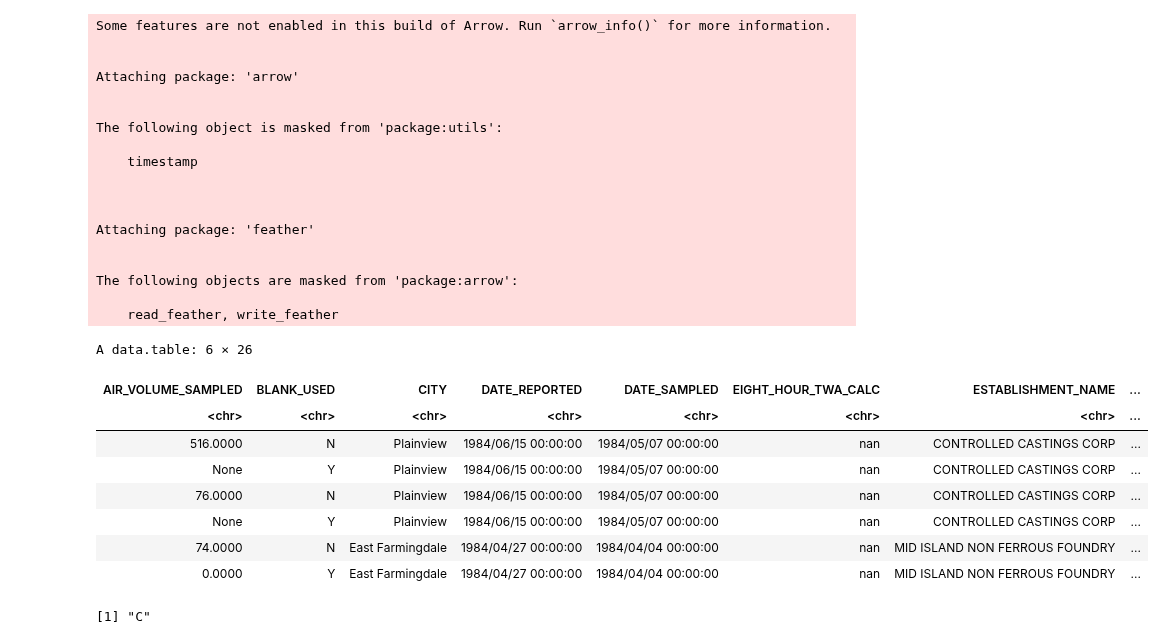
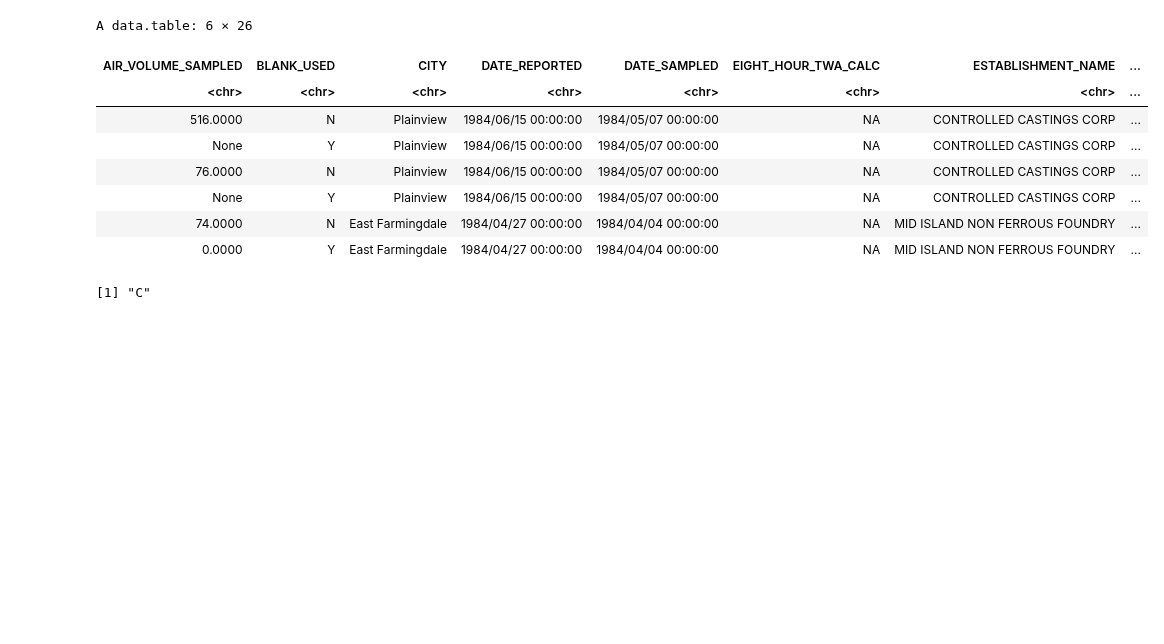
Before and after one commit to jkvasnicka/ht-occupational-plus, a Jupyter notebook: CEHD_R_cleaning_20240709.ipynb, the cells around one changed output. Saved outputs shown, nothing was run; the diff lists cells and outputs as text; code cells hidden in the pictures; blank space fills up the shorter version.

Commit message:
Refactor R script: Specify NaN strings upon loading

```diff
--- a/CEHD_R_cleaning_20240709.ipynb
+++ b/CEHD_R_cleaning_20240709.ipynb
@@ -1,41 +1,23 @@
 # %%
 library(data.table)
 library(arrow)
-library(feather)
+
 pre_assembled_file = 'Input/Processed/osha_data.csv'
-database <- fread(pre_assembled_file)
+database <- fread(pre_assembled_file, na.strings=c("", "nan"))
 # Drop the index column
 database <- database[, -1, with = FALSE]
 
 head(database)
 # %% [output]
-Some features are not enabled in this build of Arrow. Run `arrow_info()` for more information.
-
-
-Attaching package: 'arrow'
-
-
-The following object is masked from 'package:utils':
-
-    timestamp
-
-
-
-Attaching package: 'feather'
-
-
-The following objects are masked from 'package:arrow':
-
-    read_feather, write_feather
+A data.table: 6 × 26
-A data.table: 6 × 26
 | AIR_VOLUME_SAMPLED | BLANK_USED | CITY | DATE_REPORTED | DATE_SAMPLED | EIGHT_HOUR_TWA_CALC | ESTABLISHMENT_NAME | ... |
 | <chr> | <chr> | <chr> | <chr> | <chr> | <chr> | <chr> | ... |
-| 516.0000 | N | Plainview | 1984/06/15 00:00:00 | 1984/05/07 00:00:00 | nan | CONTROLLED CASTINGS CORP | ... |
-| None | Y | Plainview | 1984/06/15 00:00:00 | 1984/05/07 00:00:00 | nan | CONTROLLED CASTINGS CORP | ... |
-| 76.0000 | N | Plainview | 1984/06/15 00:00:00 | 1984/05/07 00:00:00 | nan | CONTROLLED CASTINGS CORP | ... |
-| None | Y | Plainview | 1984/06/15 00:00:00 | 1984/05/07 00:00:00 | nan | CONTROLLED CASTINGS CORP | ... |
-| 74.0000 | N | East Farmingdale | 1984/04/27 00:00:00 | 1984/04/04 00:00:00 | nan | MID ISLAND NON FERROUS FOUNDRY | ... |
-| 0.0000 | Y | East Farmingdale | 1984/04/27 00:00:00 | 1984/04/04 00:00:00 | nan | MID ISLAND NON FERROUS FOUNDRY | ... |
+| 516.0000 | N | Plainview | 1984/06/15 00:00:00 | 1984/05/07 00:00:00 | NA | CONTROLLED CASTINGS CORP | ... |
+| None | Y | Plainview | 1984/06/15 00:00:00 | 1984/05/07 00:00:00 | NA | CONTROLLED CASTINGS CORP | ... |
+| 76.0000 | N | Plainview | 1984/06/15 00:00:00 | 1984/05/07 00:00:00 | NA | CONTROLLED CASTINGS CORP | ... |
+| None | Y | Plainview | 1984/06/15 00:00:00 | 1984/05/07 00:00:00 | NA | CONTROLLED CASTINGS CORP | ... |
+| 74.0000 | N | East Farmingdale | 1984/04/27 00:00:00 | 1984/04/04 00:00:00 | NA | MID ISLAND NON FERROUS FOUNDRY | ... |
+| 0.0000 | Y | East Farmingdale | 1984/04/27 00:00:00 | 1984/04/04 00:00:00 | NA | MID ISLAND NON FERROUS FOUNDRY | ... |
 # %%
 ################# RE-FORMAT #################
 
```
Also changed, not shown: parts of 10 cells of this notebook.
